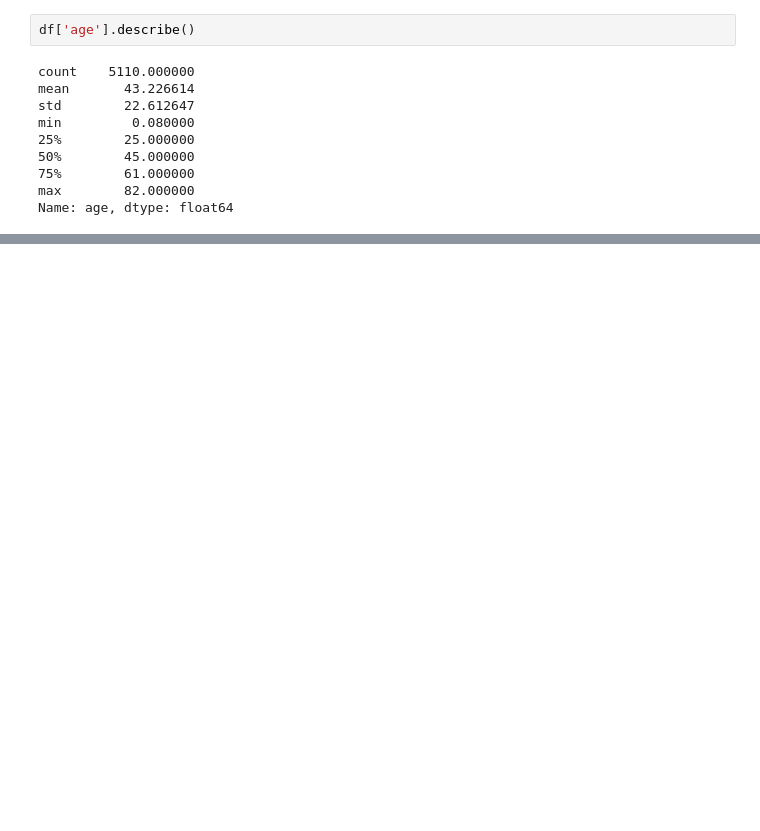
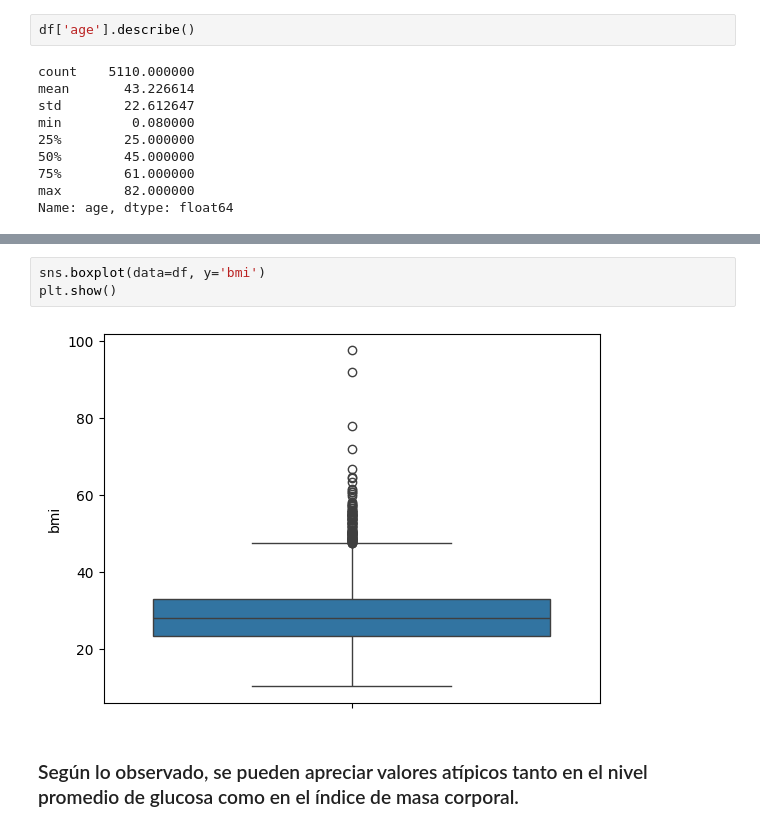
Before and after one commit to leobelloso/fsoc-data, a Jupyter notebook: Tareas/Clase 04 - Tarea_B.ipynb, the cells around one changed output, grey strips where cells are left out. Drawn from its saved outputs; the diff is of its cells as text; blank space fills up the shorter version.

```diff
--- a/Tareas/Clase 04 - Tarea_B.ipynb
+++ b/Tareas/Clase 04 - Tarea_B.ipynb
@@ -204,0 +234,7 @@ Name: bmi, dtype: float64
+# %%
+sns.boxplot(data=df, y='bmi')
+plt.show()
+# %% [output]
+[figure, added]
+# %% [markdown]
+### Según lo observado, se pueden apreciar valores atípicos tanto en el nivel promedio de glucosa como en el índice de masa corporal.
```
Also changed, not shown: parts of 42 cells of this notebook.
